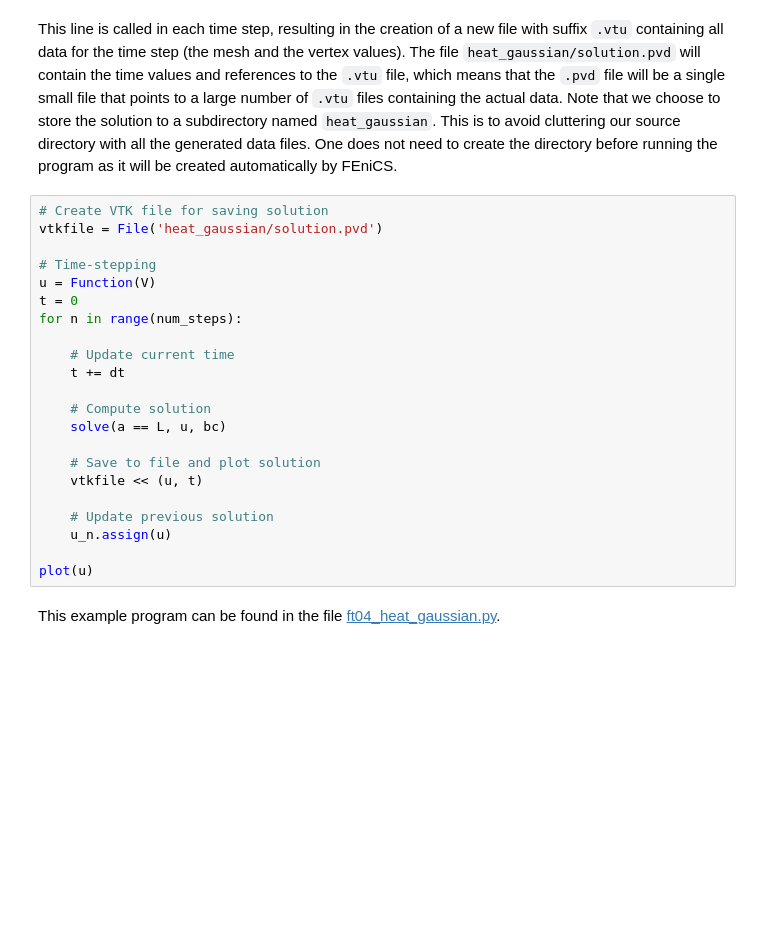
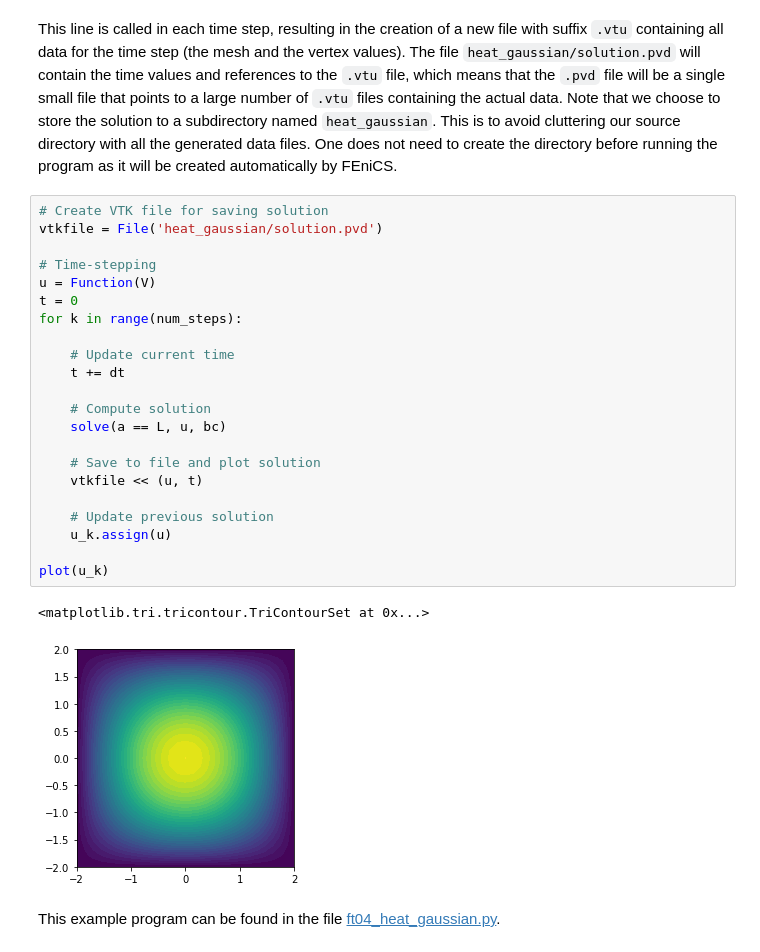
Before and after one commit to unifem/fenics-notes, a Jupyter notebook: notebooks/heat-equation.ipynb, the cells around one changed output. Drawn from its saved outputs; the diff is of its cells as text; blank space fills up the shorter version.

```diff
--- a/notebooks/heat-equation.ipynb
+++ b/notebooks/heat-equation.ipynb
@@ -394,25 +418,28 @@ program as it will be created automatically by FEniCS.
 # %%
 # Create VTK file for saving solution
 vtkfile = File('heat_gaussian/solution.pvd')
 
 # Time-stepping
 u = Function(V)
 t = 0
-for n in range(num_steps):
+for k in range(num_steps):
 
     # Update current time
     t += dt
 
     # Compute solution
     solve(a == L, u, bc)
 
     # Save to file and plot solution
     vtkfile << (u, t)
 
     # Update previous solution
-    u_n.assign(u)
+    u_k.assign(u)
 
-plot(u)
+plot(u_k)
+# %% [output]
+<matplotlib.tri.tricontour.TriContourSet at 0x...>
+[figure, added]
 # %% [markdown]
 This example program can be found in the file [ft04_heat_gaussian.py](https://fenicsproject.org/pub/tutorial/python/vol1/ft04_heat_gaussian.py).
 # %% [markdown]
```
Also changed, not shown: parts of 25 cells of this notebook.
